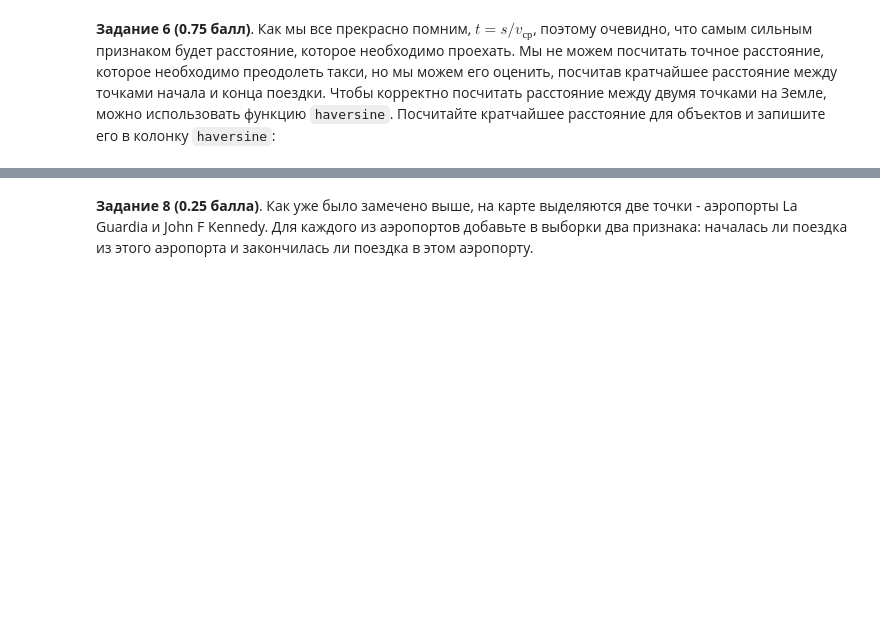
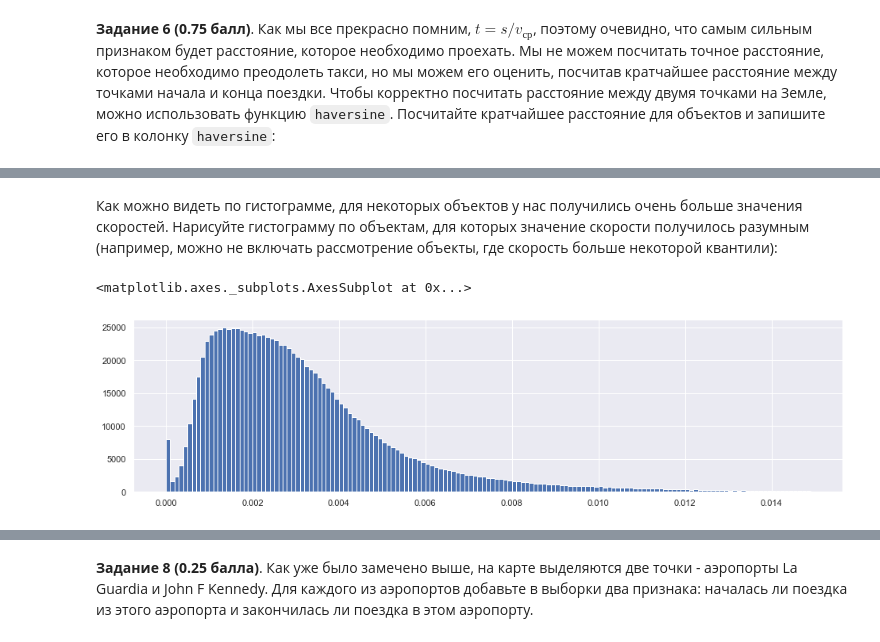
Before and after one commit to charzik/ml-hw, a Jupyter notebook: hw2/homework-practice-02.ipynb, the cells around one changed output, grey strips where cells are left out. Cells and saved outputs as stored; diff of their text form; code cells hidden in the pictures; blank space fills up the shorter version.

```diff
--- a/hw2/homework-practice-02.ipynb
+++ b/hw2/homework-practice-02.ipynb
@@ -284,0 +331,10 @@ show_circles_on_map(data.sample(1000), "dropoff_latitude", "dropoff_longitude",
+# %% [markdown]
+Как можно видеть по гистограмме, для некоторых объектов у нас получились очень больше значения скоростей. Нарисуйте гистограмму по объектам, для которых значение скорости получилось разумным (например, можно не включать рассмотрение объекты, где скорость больше некоторой квантили):
+# %%
+av_speed = np.divide(tmp['haversine'], y_train)
+fig, axs = plt.subplots(figsize=(16, 4), ncols=1)
+axs.hist(av_speed, np.arange(0, 0.015, 0.0001))
+axs
+# %% [output]
+<matplotlib.axes._subplots.AxesSubplot at 0x...>
+[figure, added]
```
Also changed, not shown: parts of 36 cells of this notebook.
